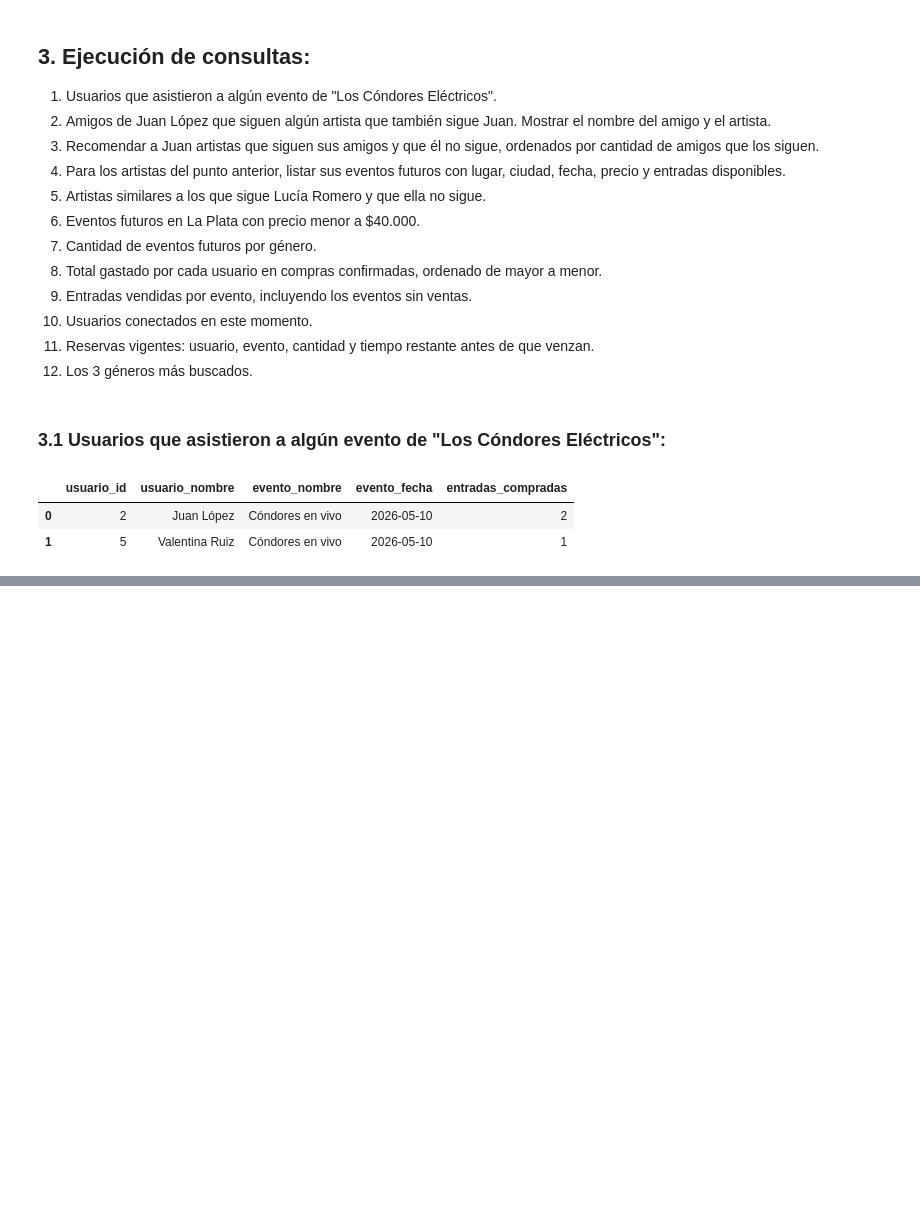
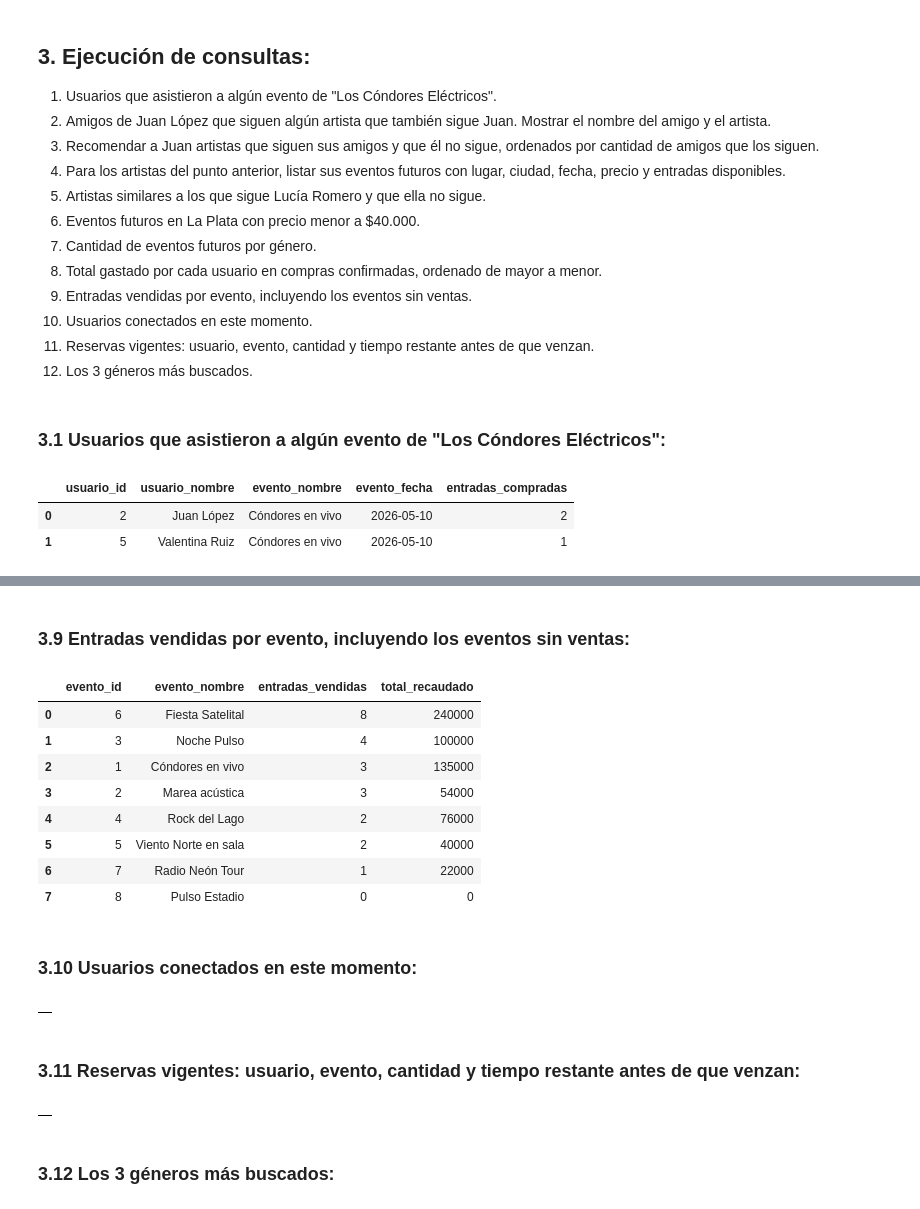
Before and after one commit to agustin-antimi/base_de_datos_trabajo_integrador, a Jupyter notebook: notebooks/TP_Integrador.ipynb, the cells around one changed output, grey strips where cells are left out. Saved outputs shown, nothing was run; the diff lists cells and outputs as text; code cells hidden in the pictures; blank space fills up the shorter version.

Commit message:
Se agregarán las consultas restantes

```diff
--- a/notebooks/TP_Integrador.ipynb
+++ b/notebooks/TP_Integrador.ipynb
@@ -251,0 +419,65 @@ display(df_asistentes)
+# %% [markdown]
+### 3.9 **Entradas vendidas por evento, incluyendo los eventos sin ventas:**
+# %%
+import sys
+import pandas as pd
+
+# Elimina la versión vieja cacheada en memoria si existe
+if "queries" in sys.modules:
+    del sys.modules["queries"]
+
+from queries import get_tickets_sold_per_event
+
+# Consulta 9: Entradas vendidas por evento (incluyendo los eventos sin ventas)
+ventas_evento = get_tickets_sold_per_event(db_mongo)
+
+df_ventas = pd.DataFrame(ventas_evento)
+display(df_ventas)
+# %% [output]
+|  | evento_id | evento_nombre | entradas_vendidas | total_recaudado |
+| 0 | 6 | Fiesta Satelital | 8 | 240000 |
+| 1 | 3 | Noche Pulso | 4 | 100000 |
+| 2 | 1 | Cóndores en vivo | 3 | 135000 |
+| 3 | 2 | Marea acústica | 3 | 54000 |
+| 4 | 4 | Rock del Lago | 2 | 76000 |
+| 5 | 5 | Viento Norte en sala | 2 | 40000 |
+| 6 | 7 | Radio Neón Tour | 1 | 22000 |
+| 7 | 8 | Pulso Estadio | 0 | 0 |
+# %% [markdown]
+### 3.10 **Usuarios conectados en este momento:**
+# %%
+import sys
+import pandas as pd
+
+# Elimina la versión vieja cacheada en memoria si existe
+if "queries" in sys.modules:
+    del sys.modules["queries"]
+
+from queries import get_online_users
+# Consulta 10: Usuarios conectados en este momento (Redis)
+usuarios_conectados = get_online_users(redis_client=r, db_mongo=db_mongo)
+df_conectados = pd.DataFrame(usuarios_conectados)
+display(df_conectados)
+# %% [output]
+|  |
+# %% [markdown]
+### 3.11 **Reservas vigentes: usuario, evento, cantidad y tiempo restante antes de que venzan:**
+# %%
+import sys
+import pandas as pd
+
+# Elimina la versión vieja cacheada en memoria si existe
+if "queries" in sys.modules:
+    del sys.modules["queries"]
+
+from queries import get_active_reservations
+
+# Consulta 11: Reservas vigentes con tiempo restante antes de vencer
+reservas_activas = get_active_reservations(redis_client=r, db_mongo=db_mongo)
+
+df_reservas = pd.DataFrame(reservas_activas)
+display(df_reservas)
+# %% [output]
+|  |
+# %% [markdown]
+### 3.12 **Los 3 géneros más buscados:**
```
Also changed, not shown: parts of 15 cells of this notebook, 1 other file.
